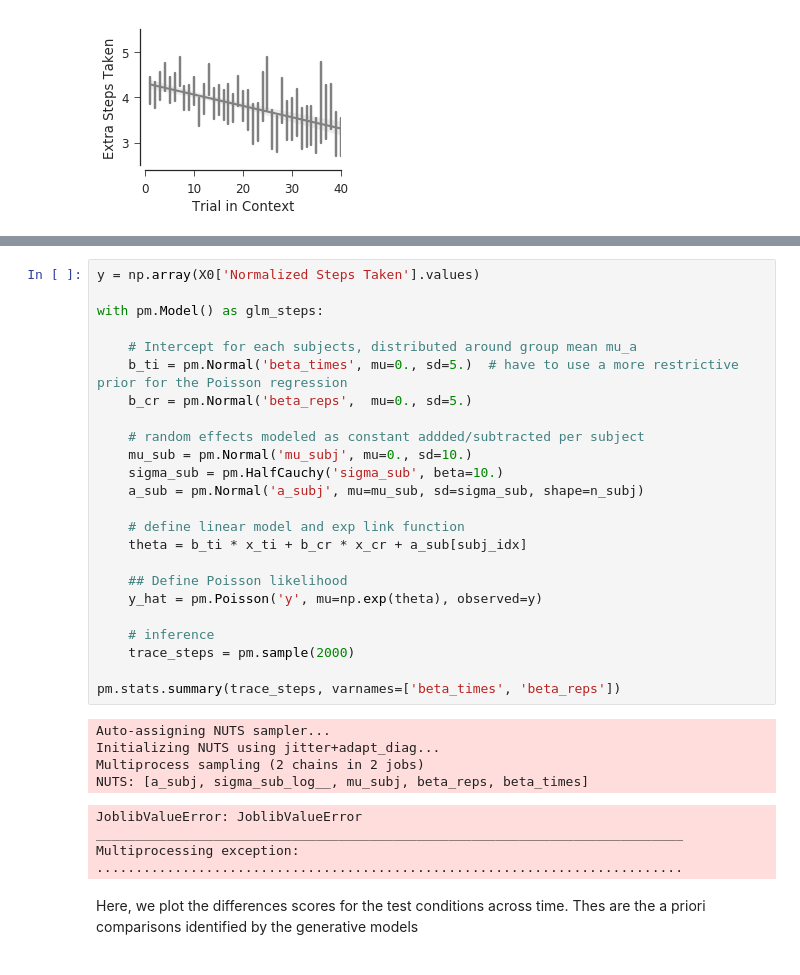
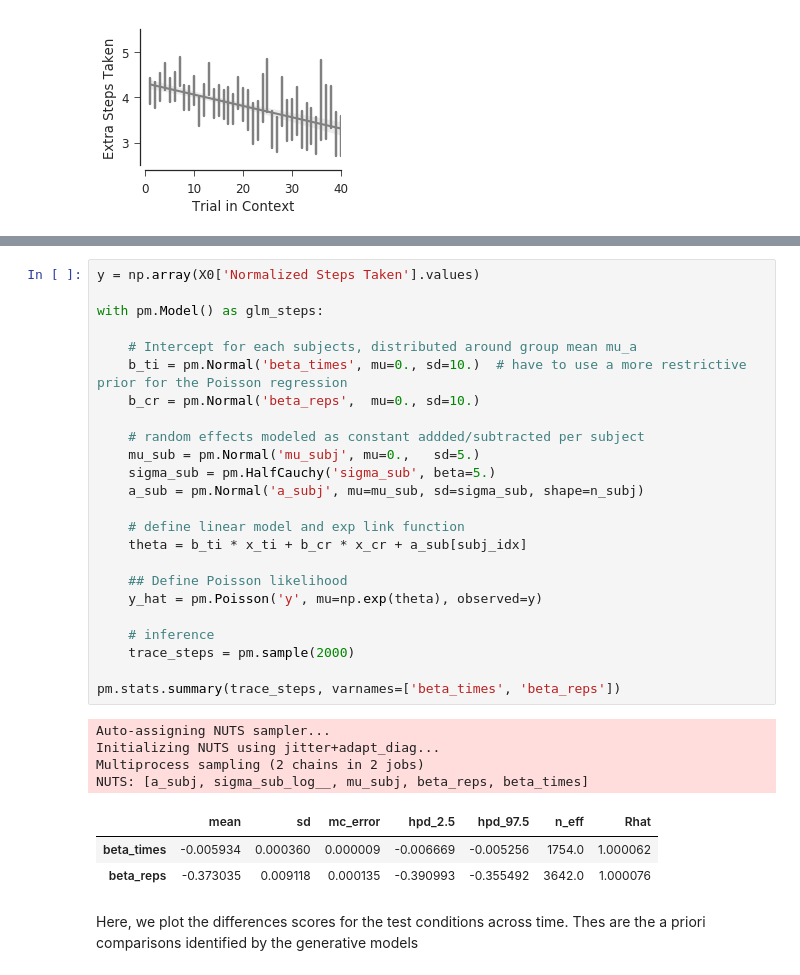
Before and after one commit to nicktfranklin/GeneralizingToGeneralize, a Jupyter notebook: Experiment 2 - Analysis.ipynb, the cells around one changed output, grey strips where cells are left out. Cells and saved outputs as stored; diff of their text form.

```diff
--- a/Experiment 2 - Analysis.ipynb
+++ b/Experiment 2 - Analysis.ipynb
@@ -172,36 +170,35 @@ NUTS: [eps_log__, a_subj, sigma_sub_log__, mu_subj, beta_reps, beta_times]
 # %%
 y = np.array(X0['Normalized Steps Taken'].values)
 
 with pm.Model() as glm_steps:
 
     # Intercept for each subjects, distributed around group mean mu_a
-    b_ti = pm.Normal('beta_times', mu=0., sd=5.)  # have to use a more restrictive prior for the Poisson regression
-    b_cr = pm.Normal('beta_reps',  mu=0., sd=5.)
+    b_ti = pm.Normal('beta_times', mu=0., sd=10.)  # have to use a more restrictive prior for the Poisson regression
+    b_cr = pm.Normal('beta_reps',  mu=0., sd=10.)
 
     # random effects modeled as constant addded/subtracted per subject
-    mu_sub = pm.Normal('mu_subj', mu=0., sd=10.)
-    sigma_sub = pm.HalfCauchy('sigma_sub', beta=10.)
+    mu_sub = pm.Normal('mu_subj', mu=0.,   sd=5.)
+    sigma_sub = pm.HalfCauchy('sigma_sub', beta=5.)
     a_sub = pm.Normal('a_subj', mu=mu_sub, sd=sigma_sub, shape=n_subj)
 
     # define linear model and exp link function
     theta = b_ti * x_ti + b_cr * x_cr + a_sub[subj_idx]
 
     ## Define Poisson likelihood
     y_hat = pm.Poisson('y', mu=np.exp(theta), observed=y)
 
     # inference
     trace_steps = pm.sample(2000)
 
 pm.stats.summary(trace_steps, varnames=['beta_times', 'beta_reps'])
 # %% [output]
 Auto-assigning NUTS sampler...
 Initializing NUTS using jitter+adapt_diag...
 Multiprocess sampling (2 chains in 2 jobs)
 NUTS: [a_subj, sigma_sub_log__, mu_subj, beta_reps, beta_times]
-JoblibValueError: JoblibValueError
-___________________________________________________________________________
-Multiprocessing exception:
-...........................................................................
+|  | mean | sd | mc_error | hpd_2.5 | hpd_97.5 | n_eff | Rhat |
+| beta_times | -0.005934 | 0.000360 | 0.000009 | -0.006669 | -0.005256 | 1754.0 | 1.000062 |
+| beta_reps | -0.373035 | 0.009118 | 0.000135 | -0.390993 | -0.355492 | 3642.0 | 1.000076 |
 # %% [markdown]
 Here, we plot the differences scores for the test conditions across time. Thes are the a priori comparisons identified by the generative models
 # %%
```
Also changed, not shown: parts of 34 cells of this notebook.
